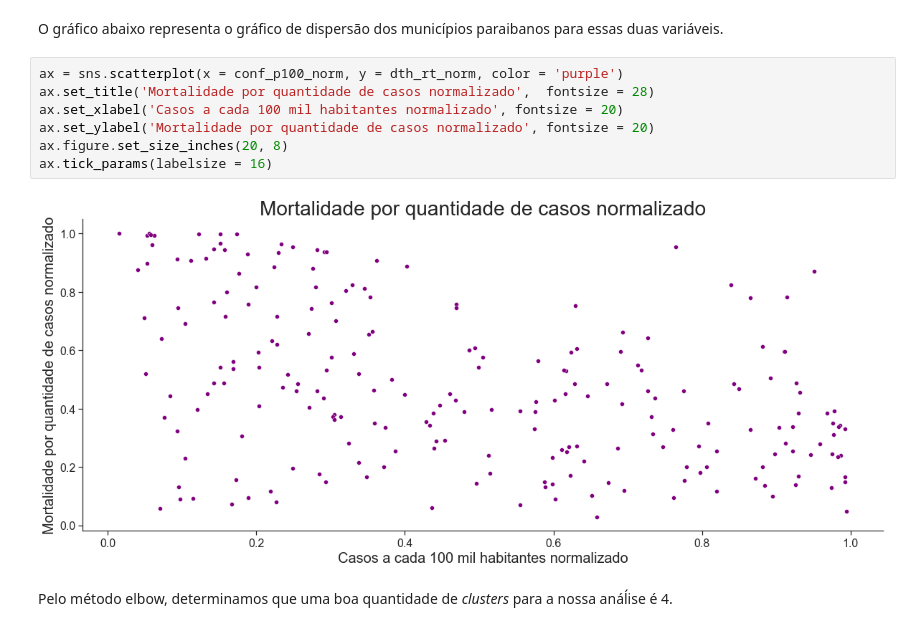
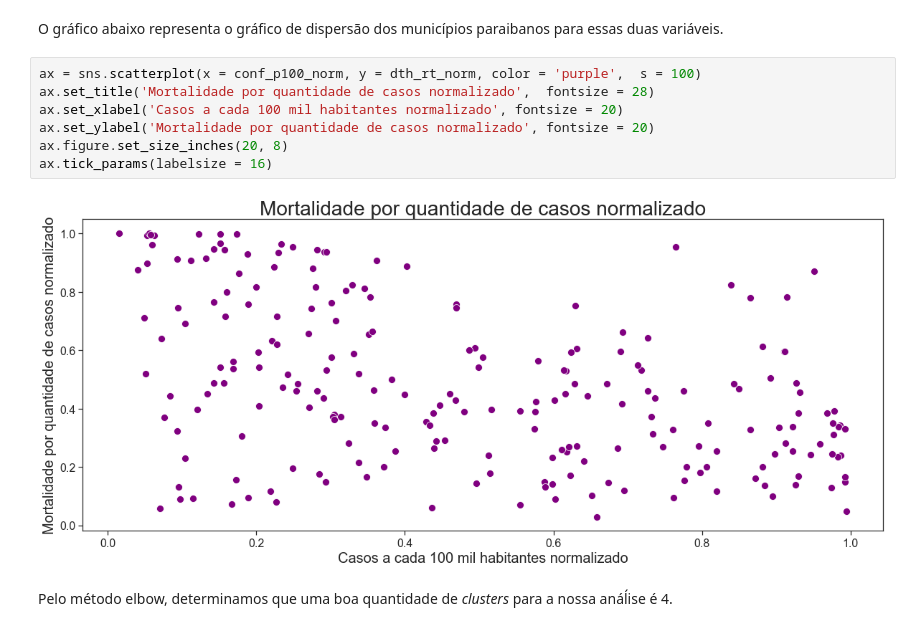
Before and after one commit to maxbarbosa/data-science-final-project, a Jupyter notebook: relatorio_final.ipynb, the cells around one changed output. Saved outputs shown, nothing was run; the diff lists cells and outputs as text.

```diff
--- a/relatorio_final.ipynb
+++ b/relatorio_final.ipynb
@@ -456,14 +456,14 @@ dth_rt_norm = norm.cdf(casos_pb_df['death_rate'],loc = mean_dth_rt , scale = std
 # %% [markdown]
 O gráfico abaixo representa o gráfico de dispersão dos municípios paraibanos para essas duas variáveis.
 # %%
-ax = sns.scatterplot(x = conf_p100_norm, y = dth_rt_norm, color = 'purple')
+ax = sns.scatterplot(x = conf_p100_norm, y = dth_rt_norm, color = 'purple',  s = 100)
 ax.set_title('Mortalidade por quantidade de casos normalizado',  fontsize = 28)
 ax.set_xlabel('Casos a cada 100 mil habitantes normalizado', fontsize = 20)
 ax.set_ylabel('Mortalidade por quantidade de casos normalizado', fontsize = 20)
 ax.figure.set_size_inches(20, 8)
 ax.tick_params(labelsize = 16)
 # %% [output]
-[figure, old version]
+[figure, new version]
 # %% [markdown]
 Pelo método elbow, determinamos que uma boa quantidade de _clusters_ para a nossa anáĺise é 4.
 # %%
```
Also changed, not shown: parts of 2 cells of this notebook.
